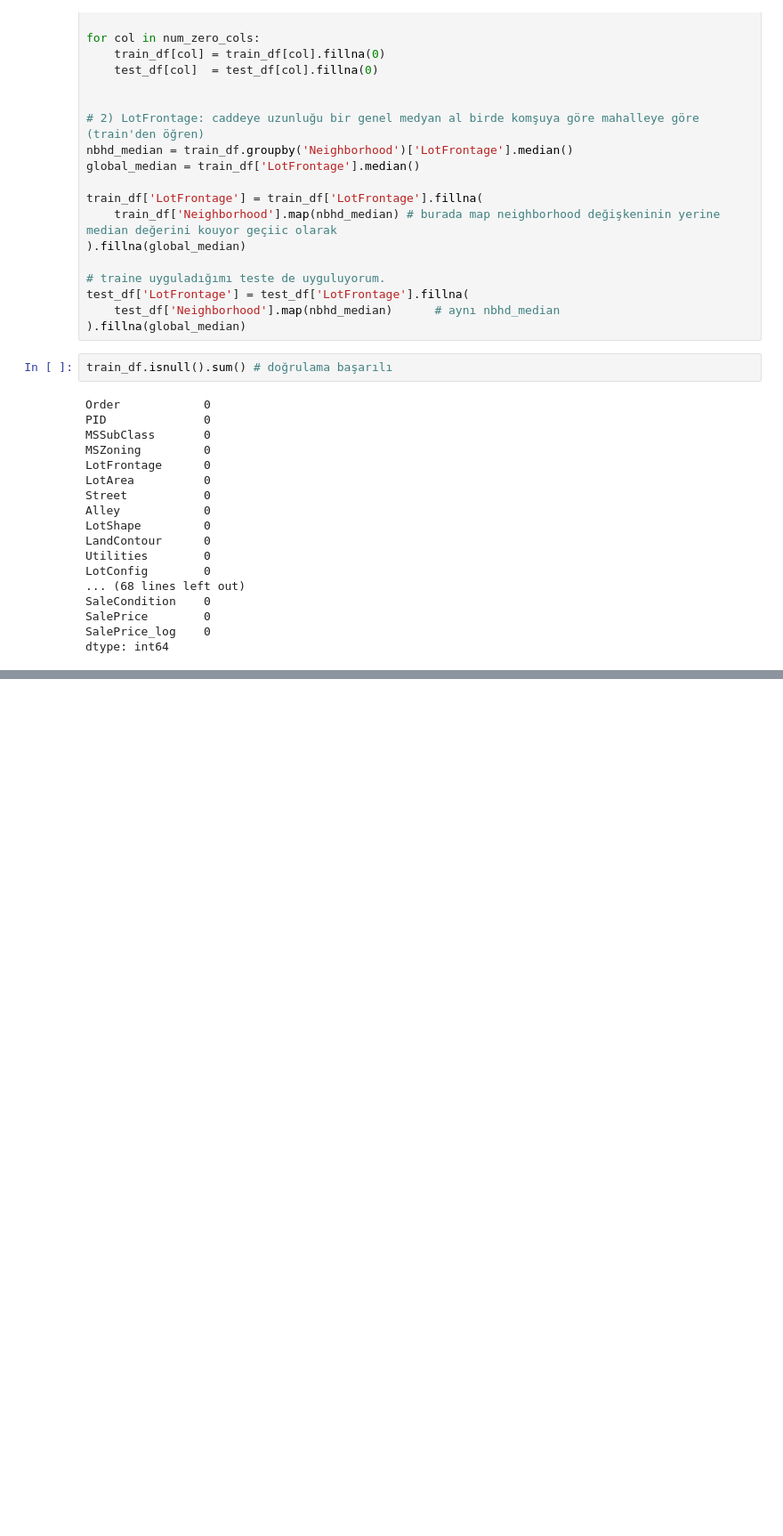
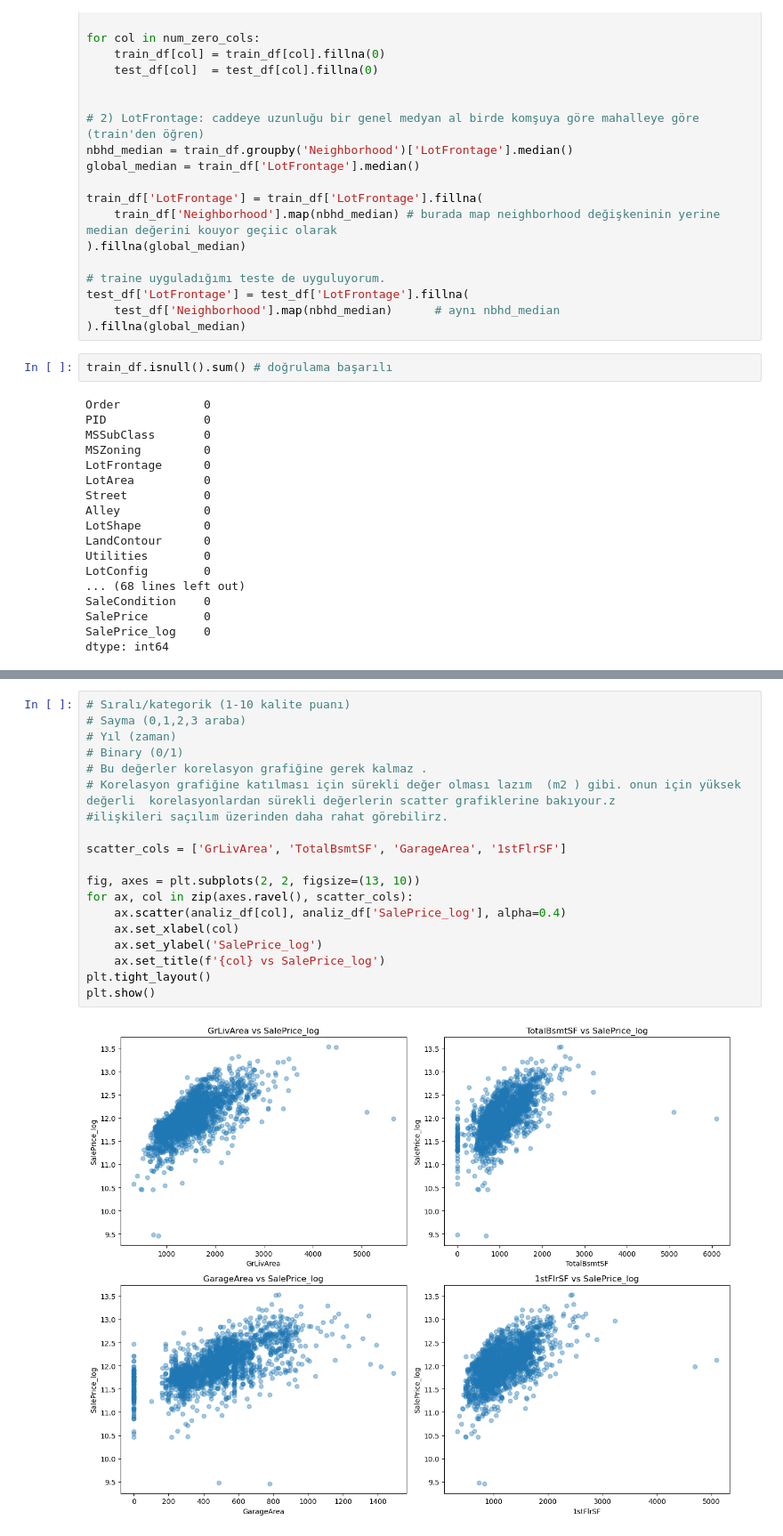
Before and after one commit to enesacarq/ames-housing-price-prediction, a Jupyter notebook: ames_house_price_analysis.ipynb, the cells around one changed output, grey strips where cells are left out. Shown at 89% size. Cells and saved outputs as stored; diff of their text form; blank space fills up the shorter version.

```diff
--- a/ames_house_price_analysis.ipynb
+++ b/ames_house_price_analysis.ipynb
@@ -394,0 +453,21 @@ dtype: int64
+# %%
+# Sıralı/kategorik (1-10 kalite puanı)
+# Sayma (0,1,2,3 araba)
+# Yıl (zaman)
+# Binary (0/1)
+# Bu değerler korelasyon grafiğine gerek kalmaz .
+# Korelasyon grafiğine katılması için sürekli değer olması lazım  (m2 ) gibi. onun için yüksek değerli  korelasyonlardan sürekli değerlerin scatter grafiklerine bakıyour.z
+#ilişkileri saçılım üzerinden daha rahat görebilirz.
+
+scatter_cols = ['GrLivArea', 'TotalBsmtSF', 'GarageArea', '1stFlrSF']
+
+fig, axes = plt.subplots(2, 2, figsize=(13, 10))
+for ax, col in zip(axes.ravel(), scatter_cols):
+    ax.scatter(analiz_df[col], analiz_df['SalePrice_log'], alpha=0.4)
+    ax.set_xlabel(col)
+    ax.set_ylabel('SalePrice_log')
+    ax.set_title(f'{col} vs SalePrice_log')
+plt.tight_layout()
+plt.show()
+# %% [output]
+[figure, added]
```
Also changed, not shown: parts of 5 cells of this notebook.
